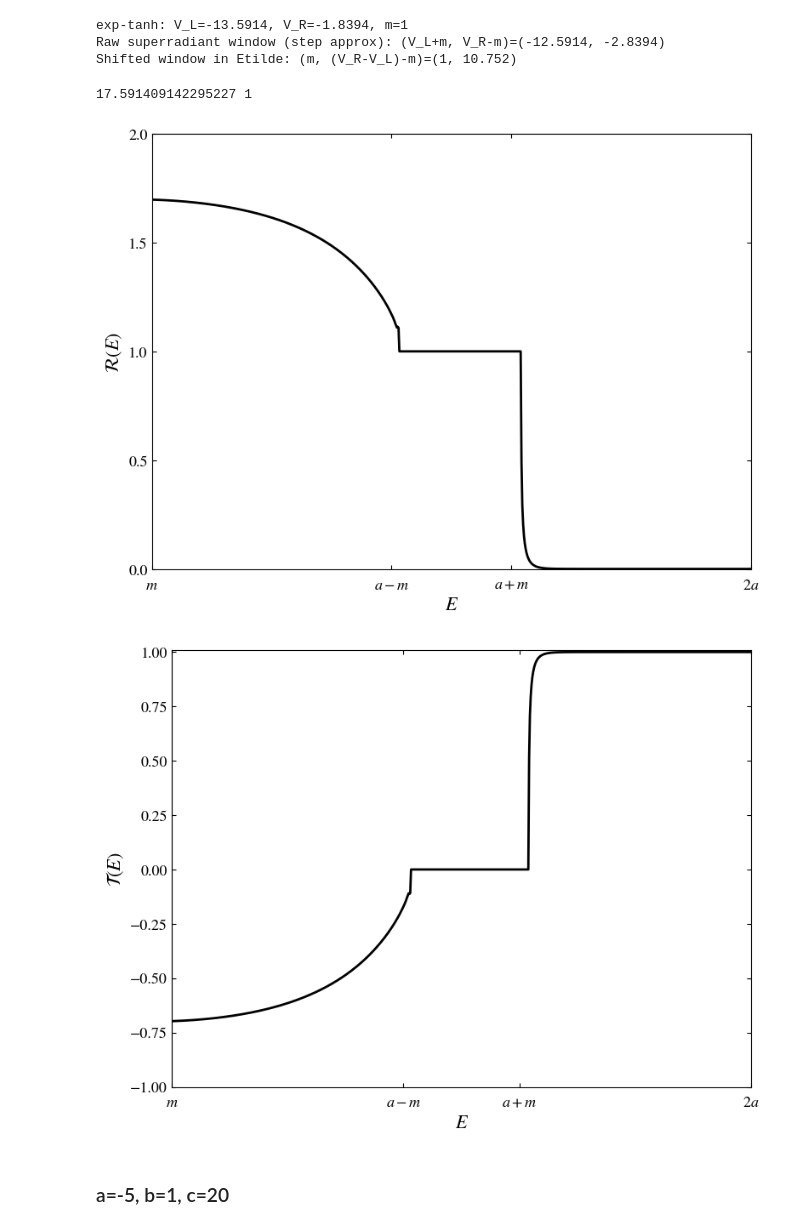
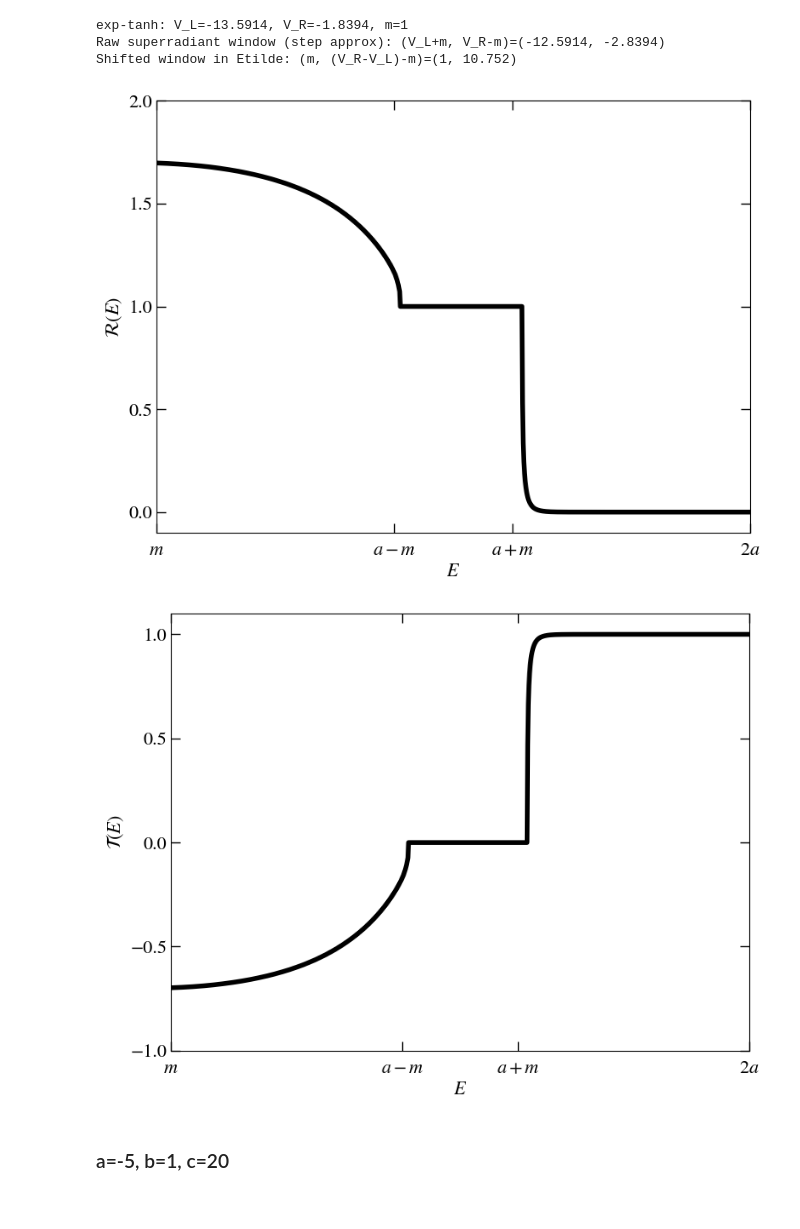
Before and after one commit to AnyelTars/RelativisticQuantumMechanics, a Jupyter notebook: KGsolver/notebooks/examples.ipynb, the cells around one changed output. Saved outputs shown, nothing was run; the diff lists cells and outputs as text; code cells hidden in the pictures.

```diff
--- a/KGsolver/notebooks/examples.ipynb
+++ b/KGsolver/notebooks/examples.ipynb
@@ -48,4 +49,4 @@ plt.show()
 V, VL, VR, label = kg.expTanhPotential(a=-5,b=1, c= 1)
 model1 = RiccatiModel(m=1,V=V,V_L=VL, V_R=VR, potential_label=label,XMIN=-10,XMAX=10,N_STEPS=8000)
 
-E_mod1,R_mod1,T_mod1 = model1.compute_RT_spectrum(E_min=-7, E_max=4, nE=800)
+E_mod1,R_mod1,T_mod1 = model1.compute_RT_spectrum(E_min=-7, E_max=4, nE=1000)
@@ -97,3 +53,9 @@ plt.show()
+# %%
+# save data to csv
+path_data = pathlib.Path('ExpTanh-data')
+path_data.mkdir(parents=True, exist_ok=True)
+data = pd.DataFrame({'Energy (E)': E_mod1, 'Reflectivity (R)': R_mod1, 'Transmittance (T)': T_mod1})
+data.to_csv(path_data / 'exptanh-fig1.csv', index=False)
 # %% [markdown]
 **Shifted plot, this is the correct plot**
 # %%
@@ -119,35 +81,39 @@ print(f"Shifted window in Etilde: (m, (V_R-V_L)-m)=({model1.m:.6g}, {(model1.VR-
 exp-tanh: V_L=-13.5914, V_R=-1.8394, m=1
 Raw superradiant window (step approx): (V_L+m, V_R-m)=(-12.5914, -2.8394)
 Shifted window in Etilde: (m, (V_R-V_L)-m)=(1, 10.752)
-# %%
-print(np.max(Etilde_mod1), 1)
-# %% [output]
-17.591409142295227 1
+# %%
+# smooth the R curve with the sigmoid factor
+# 2. DEFINIMOS EL PUNTO DE TRANSICIÓN (Donde está el quiebre)
+E_quiebre = 10.71
+
+# 3. PARÁMETRO DE SUAVIZADO
+# 0.1 es sutil, 0.2 es más redondeado. Prueba con 0.15.
+ancho = 0.025
+R_smooth1 = suavizar_coeficiente(Etilde_mod1, R_mod1, E_quiebre, ancho, valor_objetivo=1.0)
 # %%
 m = np.min(Etilde_mod1)
 a = 5
 Emax = np.max(Etilde_mod1)
 
 plt.figure(figsize=(8, 6))
-plt.plot(Etilde_mod1, R_mod1, color="black", linestyle="-", linewidth=2, label=r"$\mathcal{R}(E)$")
+plt.plot(Etilde_mod1, R_smooth1, color="black", linestyle="-", linewidth=4, label=r"$\mathcal{R}(E)$")
 # plt.plot(E_mod1, T_mod1, color="r", linestyle="-", linewidth=4, label=r"$\mathcal{T}(E)$")
 
 plt.xlabel(r"$E$", fontsize=16)
 plt.ylabel(r"$\mathcal{R}(E)$", fontsize=16)
 
 # More uniform tick spacing in [m, Emax] using combinations of a and m
 xtick_pos = [m, a+m -1, a +m+1, 2*a+m]
 xtick_lbl = [r"$m$", r"$a-m$", r"$a+m$", r"$2a$"]
 plt.xticks(xtick_pos, xtick_lbl, fontsize=13)
 
 plt.xlim(np.min(Etilde_mod1), np.max(Etilde_mod1)-1)
-plt.ylim(0, 2)
+plt.ylim(-0.1, 2)
 plt.yticks(np.arange(0, 2.01, 0.5))
-plt.tick_params(axis='both', which='both', direction='in', labelsize=13, top=True, right=True)
+plt.tick_params(axis='both', which='both', direction='in', labelsize=16, top=True, right=True, length=8, width=1.0)
 plt.tick_params(axis='x', pad=8)
-
 plt.tight_layout()
-plt.savefig("R(E)-expTanh-c1.png", dpi=300)
+plt.savefig(path_data / "R(E)-expTanh-c1.png", dpi=300)
 plt.show()
 # %% [output]
-[figure, old version]
+[figure, new version]
@@ -157,7 +126,7 @@ a = 5
 Emax = np.max(Etilde_mod1)
 
 plt.figure(figsize=(8, 6))
-plt.plot(Etilde_mod1, T_mod1, color="black", linestyle="-", linewidth=2, label=r"$\mathcal{T}(E)$")
+plt.plot(Etilde_mod1, T_smooth1, color="black", linestyle="-", linewidth=4, label=r"$\mathcal{T}(E)$")
 # plt.plot(E_mod1, T_mod1, color="r", linestyle="-", linewidth=4, label=r"$\mathcal{T}(E)$")
 
 plt.xlabel(r"$E$", fontsize=16)
@@ -169,15 +138,16 @@ xtick_lbl = [r"$m$", r"$a-m$", r"$a+m$", r"$2a$"]
 plt.xticks(xtick_pos, xtick_lbl, fontsize=13)
 
 plt.xlim(np.min(Etilde_mod1), np.max(Etilde_mod1)-1)
-plt.ylim(-1, 1.01)
-plt.tick_params(axis='both', which='both', direction='in', labelsize=13, top=True, right=True)
+plt.ylim(-1, 1.1)
+plt.yticks(np.arange(-1, 1.1, 0.5))
+plt.tick_params(axis='both', which='both', direction='in', labelsize=16, top=True, right=True, length=8, width=1.0)
 plt.tick_params(axis='x', pad=8)
 
 plt.tight_layout()
-plt.savefig("T(E)-expTanh-c1.png", dpi=300)
+plt.savefig(data_path / "T(E)-expTanh-c1.png", dpi=300)
 plt.show()
 # %% [output]
-[figure, old version]
+[figure, new version]
 # %% [markdown]
 ### a=-5, b=1, c=20
 # %%
```
Also changed, not shown: parts of 19 cells of this notebook.
